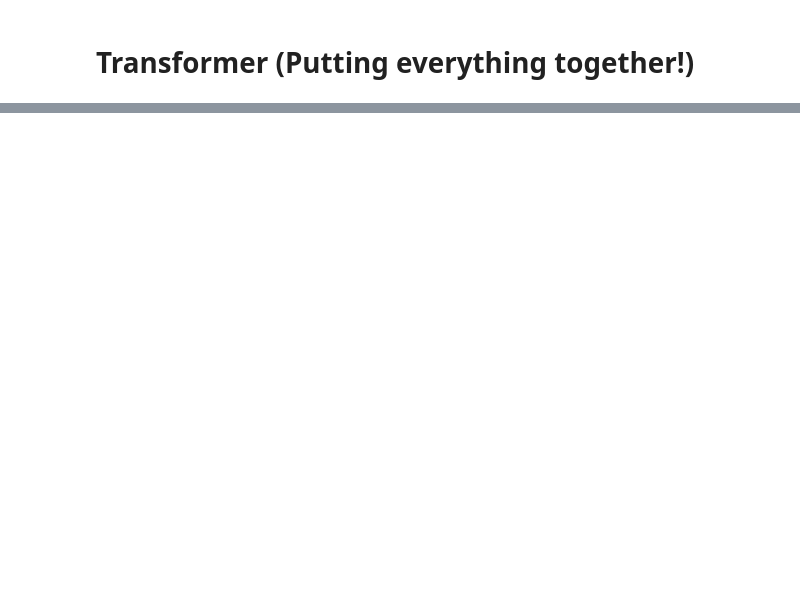
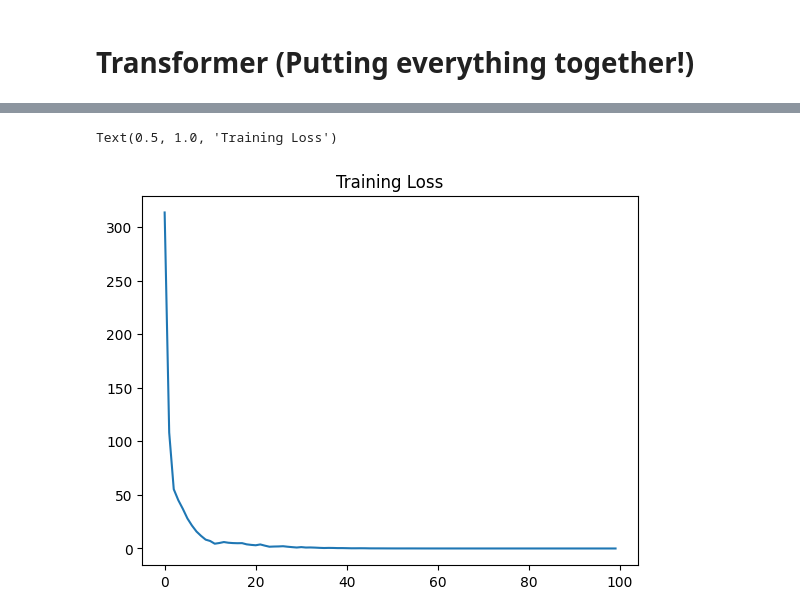
Before and after one commit to AlexandreBrown/Transformer, a Jupyter notebook: transformer_exploration.ipynb, the cells around one changed output, grey strips where cells are left out. Drawn from its saved outputs; the diff is of its cells as text; code cells hidden in the pictures; blank space fills up the shorter version.

Commit message:
Refactored training

```diff
--- a/transformer_exploration.ipynb
+++ b/transformer_exploration.ipynb
@@ -532,0 +572,23 @@ RuntimeError: The size of tensor a (6) must match the size of tensor b (9) at no
+# %%
+LR = 1e-4
+N_EPOCHS = 100
+# %%
+device = torch.device("cuda" if torch.cuda.is_available() else "cpu")
+
+transformer_model = Transformer(d_model=d_model,
+                                d_ff=d_ff,
+                                max_seq_length=max(src_max_seq_len, target_max_seq_len),
+                                num_encoder_layers=num_encoder_layers,
+                                num_encoder_heads=num_encoder_heads,
+                                num_decoder_layers=num_decoder_layers,
+                                num_decoder_heads=num_decoder_heads,
+                                device=device)
+
+print(f"device: {device}")
+
+optimizer = torch.optim.Adam(
+    params=transformer_model.parameters(),
+    lr=LR
+)
+
+criterion = nn.CrossEntropyLoss(ignore_index=transformer_model.loss_ignore_index)
@@ -532,0 +597,16 @@ RuntimeError: The size of tensor a (6) must match the size of tensor b (9) at no
+# %%
+losses = []
+for n in range(N_EPOCHS):
+
+    logits, target_token_ids = transformer_model(source_sequences=src_seqs, target_sequences=target_seqs)
+
+    logits_flat = logits.reshape(-1, logits.shape[-1])
+    target_tokens_flat = target_token_ids.view(-1)
+
+    loss = criterion(logits_flat, target_tokens_flat)
+    print(f"Loss: {loss.item()}")
+    losses.append(loss.item())
+
+    optimizer.zero_grad()
+    loss.backward()
+    optimizer.step()
@@ -532,0 +631,9 @@ RuntimeError: The size of tensor a (6) must match the size of tensor b (9) at no
+# %%
+fig, ax = plt.subplots()
+x = torch.arange(0, N_EPOCHS, 1)
+y = losses
+ax.plot(x, y)
+ax.set_title("Training Loss")
+# %% [output]
+Text(0.5, 1.0, 'Training Loss')
+[figure, added]
```
Also changed, not shown: parts of 25 cells of this notebook.
